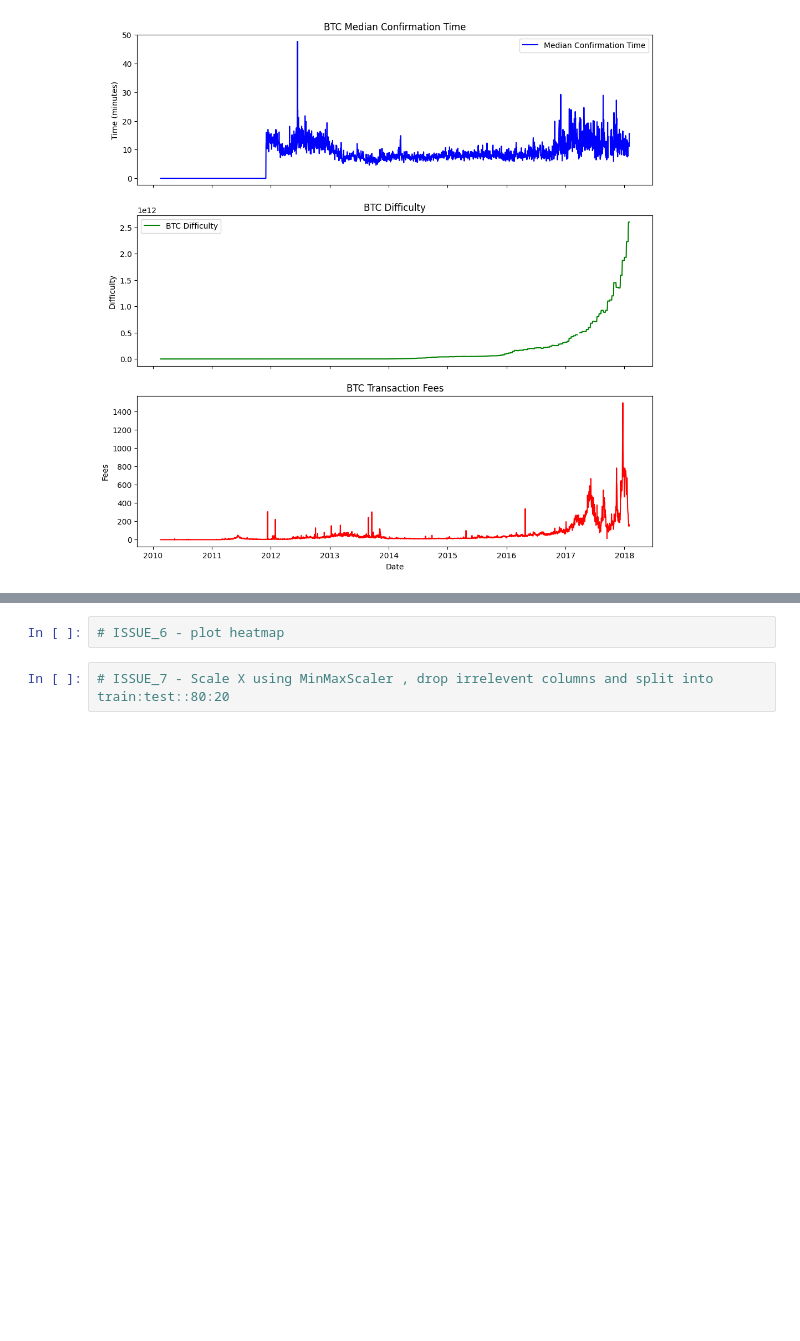
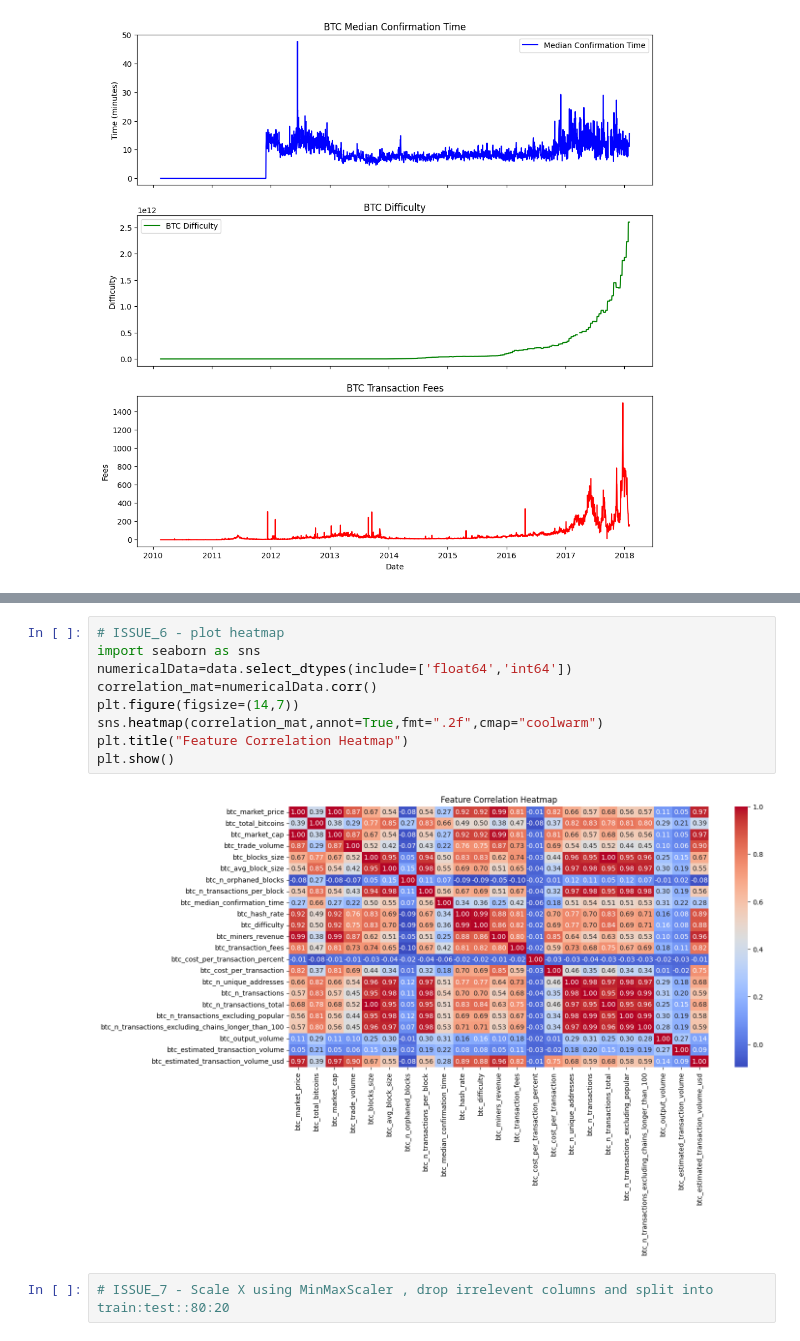
Before and after one commit to Khushboo-Verma2004/AI-ML-2, a Jupyter notebook: Bitcoin Price Prediction/Bitcoin Price Prediction.ipynb, the cells around one changed output, grey strips where cells are left out. Drawn from its saved outputs; the diff is of its cells as text; blank space fills up the shorter version.

Commit message:
Visualization Using Heatmap

```diff
--- a/Bitcoin Price Prediction/Bitcoin Price Prediction.ipynb
+++ b/Bitcoin Price Prediction/Bitcoin Price Prediction.ipynb
@@ -163,5 +199,14 @@ print(data.isnull().sum())
-# %%
-# ISSUE_6 - plot heatmap
+# %%
+# ISSUE_6 - plot heatmap
+import seaborn as sns
+numericalData=data.select_dtypes(include=['float64','int64'])
+correlation_mat=numericalData.corr()
+plt.figure(figsize=(14,7))
+sns.heatmap(correlation_mat,annot=True,fmt=".2f",cmap="coolwarm")
+plt.title("Feature Correlation Heatmap")
+plt.show()
+# %% [output]
+[figure, added]
 # %%
 # ISSUE_7 - Scale X using MinMaxScaler , drop irrelevent columns and split into train:test::80:20
 # %% [markdown]
```
Also changed, not shown: parts of 4 cells of this notebook.
